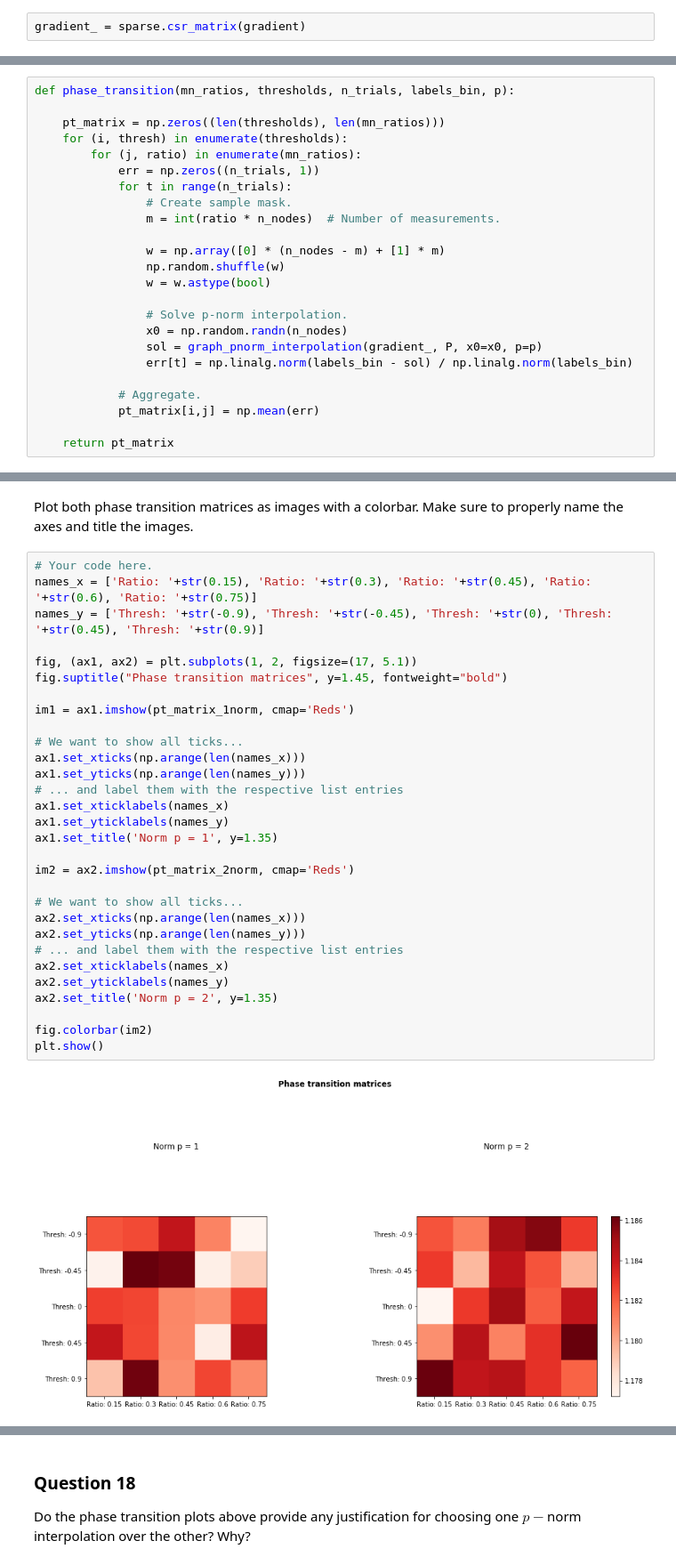
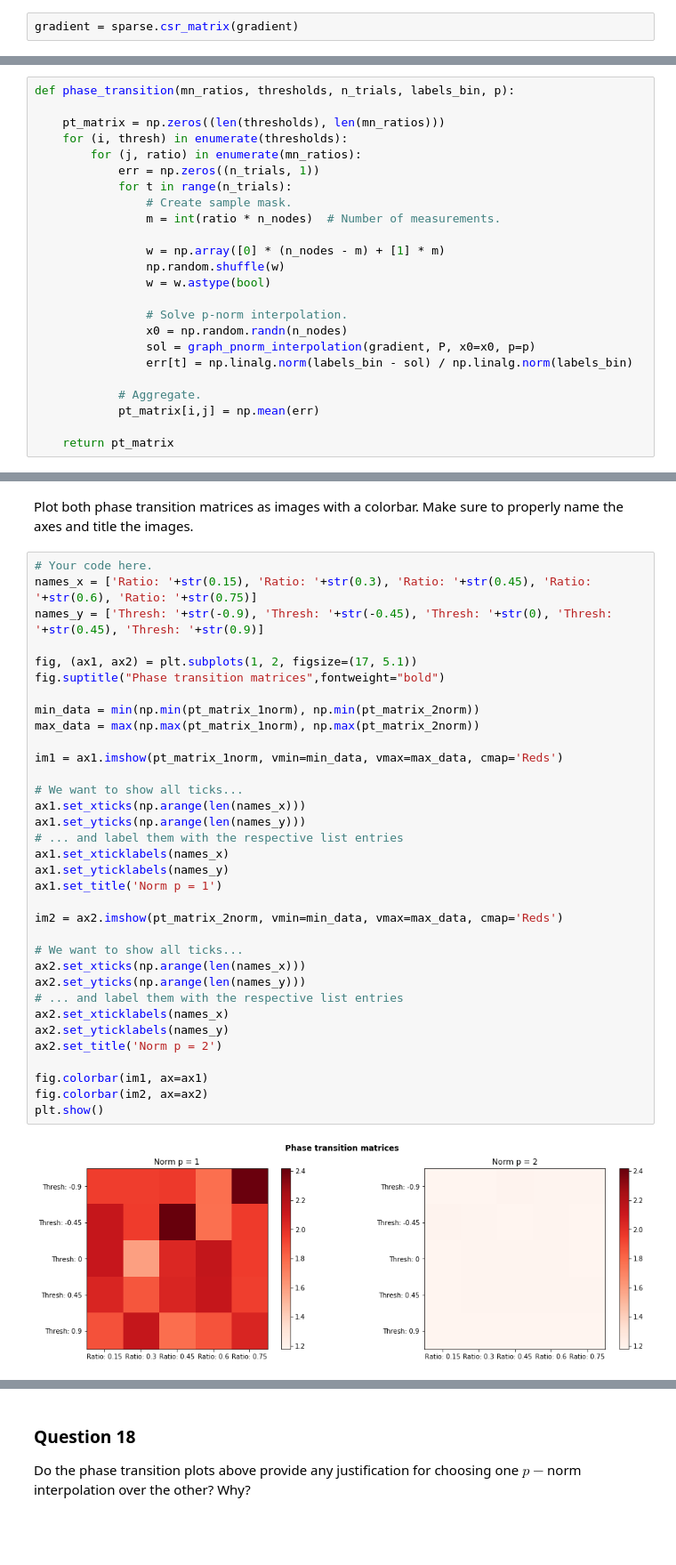
Before and after one commit to illorens/NTDS, a Jupyter notebook: 4_graph_signal_processing.ipynb, the cells around one changed output, grey strips where cells are left out. Shown at 89% size. Drawn from its saved outputs; the diff is of its cells as text; blank space fills up the shorter version.

```diff
--- a/4_graph_signal_processing.ipynb
+++ b/4_graph_signal_processing.ipynb
@@ -223,7 +223,7 @@ Gradient shape: (310938, 4615)
 # %% [markdown]
 Convert our gradient to a sparse matrix.
 # %%
-gradient_ = sparse.csr_matrix(gradient)
+gradient = sparse.csr_matrix(gradient)
 # %% [markdown]
 ## 1 - Graph Fourier Transform
 
@@ -919,7 +917,7 @@ def phase_transition(mn_ratios, thresholds, n_trials, labels_bin, p):
 
                 # Solve p-norm interpolation.
                 x0 = np.random.randn(n_nodes)
-                sol = graph_pnorm_interpolation(gradient_, P, x0=x0, p=p)
+                sol = graph_pnorm_interpolation(gradient, P, x0=x0, p=p)
                 err[t] = np.linalg.norm(labels_bin - sol) / np.linalg.norm(labels_bin)
 
             # Aggregate.
@@ -963,32 +961,36 @@ Plot both phase transition matrices as images with a colorbar. Make sure to prop
 # %%
 # Your code here.
 names_x = ['Ratio: '+str(0.15), 'Ratio: '+str(0.3), 'Ratio: '+str(0.45), 'Ratio: '+str(0.6), 'Ratio: '+str(0.75)]
 names_y = ['Thresh: '+str(-0.9), 'Thresh: '+str(-0.45), 'Thresh: '+str(0), 'Thresh: '+str(0.45), 'Thresh: '+str(0.9)]
 
 fig, (ax1, ax2) = plt.subplots(1, 2, figsize=(17, 5.1))
-fig.suptitle("Phase transition matrices", y=1.45, fontweight="bold")
+fig.suptitle("Phase transition matrices",fontweight="bold")
 
-im1 = ax1.imshow(pt_matrix_1norm, cmap='Reds')
+min_data = min(np.min(pt_matrix_1norm), np.min(pt_matrix_2norm))
+max_data = max(np.max(pt_matrix_1norm), np.max(pt_matrix_2norm))
+
+im1 = ax1.imshow(pt_matrix_1norm, vmin=min_data, vmax=max_data, cmap='Reds')
 
 # We want to show all ticks...
 ax1.set_xticks(np.arange(len(names_x)))
 ax1.set_yticks(np.arange(len(names_y)))
 # ... and label them with the respective list entries
 ax1.set_xticklabels(names_x)
 ax1.set_yticklabels(names_y)
-ax1.set_title('Norm p = 1', y=1.35)
+ax1.set_title('Norm p = 1')
 
-im2 = ax2.imshow(pt_matrix_2norm, cmap='Reds')
+im2 = ax2.imshow(pt_matrix_2norm, vmin=min_data, vmax=max_data, cmap='Reds')
 
 # We want to show all ticks...
 ax2.set_xticks(np.arange(len(names_x)))
 ax2.set_yticks(np.arange(len(names_y)))
 # ... and label them with the respective list entries
 ax2.set_xticklabels(names_x)
 ax2.set_yticklabels(names_y)
-ax2.set_title('Norm p = 2', y=1.35)
+ax2.set_title('Norm p = 2')
 
-fig.colorbar(im2)
+fig.colorbar(im1, ax=ax1)
+fig.colorbar(im2, ax=ax2)
 plt.show()
 # %% [output]
-[figure, old version]
+[figure, new version]
```
Also changed, not shown: parts of 10 cells of this notebook.
